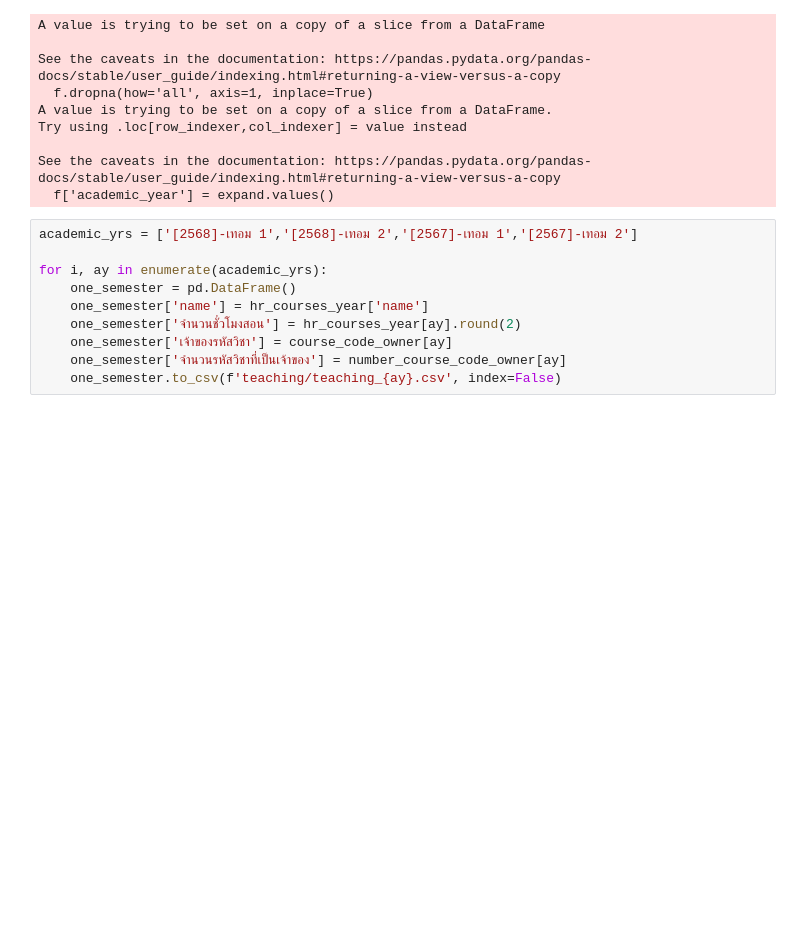
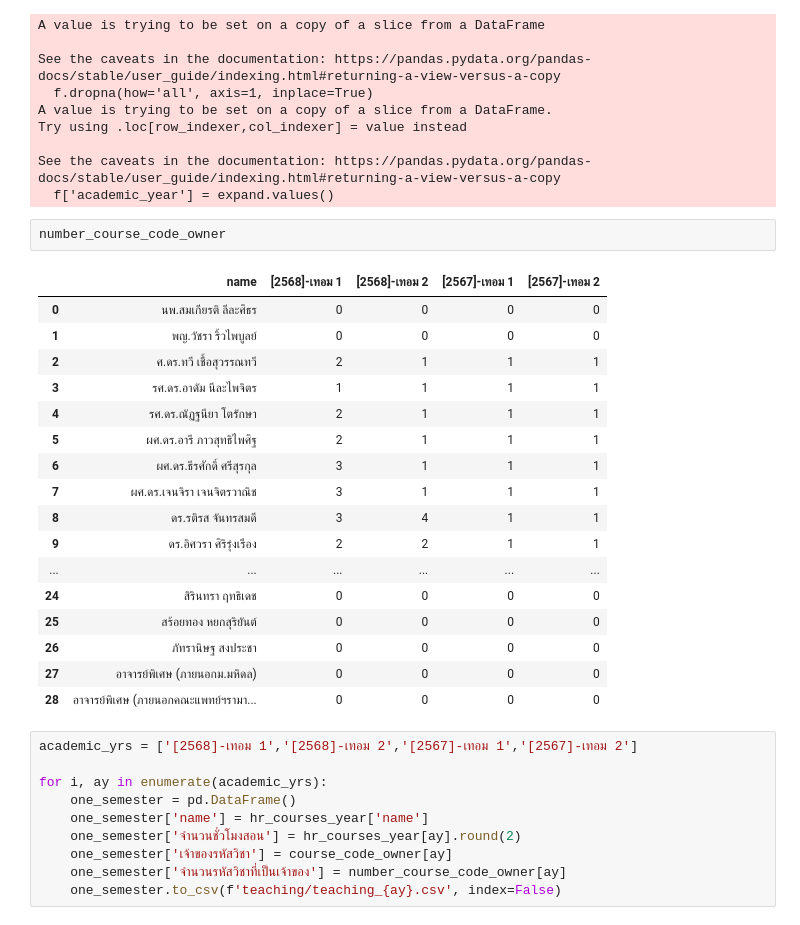
Before and after one commit to Supachan/academic-staff-workload, a Jupyter notebook: debugging.ipynb, the cells around one changed output. Cells and saved outputs as stored; diff of their text form; blank space fills up the shorter version.

```diff
--- a/debugging.ipynb
+++ b/debugging.ipynb
@@ -99,6 +99,26 @@ Try using .loc[row_indexer,col_indexer] = value instead
 
 See the caveats in the documentation: https://pandas.pydata.org/pandas-docs/stable/user_guide/indexing.html#returning-a-view-versus-a-copy
   f['academic_year'] = expand.values()
+# %%
+number_course_code_owner
+# %% [output]
+|  | name | [2568]-เทอม 1 | [2568]-เทอม 2 | [2567]-เทอม 1 | [2567]-เทอม 2 |
+| 0 | นพ.สมเกียรติ ลีละศิธร | 0 | 0 | 0 | 0 |
+| 1 | พญ.วัชรา ริ้วไพบูลย์ | 0 | 0 | 0 | 0 |
+| 2 | ศ.ดร.ทวี เชื้อสุวรรณทวี | 2 | 1 | 1 | 1 |
+| 3 | รศ.ดร.อาดัม นีละไพจิตร | 1 | 1 | 1 | 1 |
+| 4 | รศ.ดร.ณัฏฐนียา โตรักษา | 2 | 1 | 1 | 1 |
+| 5 | ผศ.ดร.อารี ภาวสุทธิไพศิฐ | 2 | 1 | 1 | 1 |
+| 6 | ผศ.ดร.ธีรศักดิ์ ศรีสุรกุล | 3 | 1 | 1 | 1 |
+| 7 | ผศ.ดร.เจนจิรา เจนจิตรวาณิช | 3 | 1 | 1 | 1 |
+| 8 | ดร.รติรส จันทรสมดี | 3 | 4 | 1 | 1 |
+| 9 | ดร.อิศวรา ศิริรุ่งเรือง | 2 | 2 | 1 | 1 |
+| ... | ... | ... | ... | ... | ... |
+| 24 | สิรินทรา ฤทธิเดช | 0 | 0 | 0 | 0 |
+| 25 | สร้อยทอง หยกสุริยันต์ | 0 | 0 | 0 | 0 |
+| 26 | ภัทรานิษฐ สงประชา | 0 | 0 | 0 | 0 |
+| 27 | อาจารย์พิเศษ (ภายนอกม.มหิดล) | 0 | 0 | 0 | 0 |
+| 28 | อาจารย์พิเศษ (ภายนอกคณะแพทย์ฯรามา... | 0 | 0 | 0 | 0 |
 # %%
 academic_yrs = ['[2568]-เทอม 1','[2568]-เทอม 2','[2567]-เทอม 1','[2567]-เทอม 2']
 
```
Also changed, not shown: parts of 10 cells of this notebook, 6 other files.
